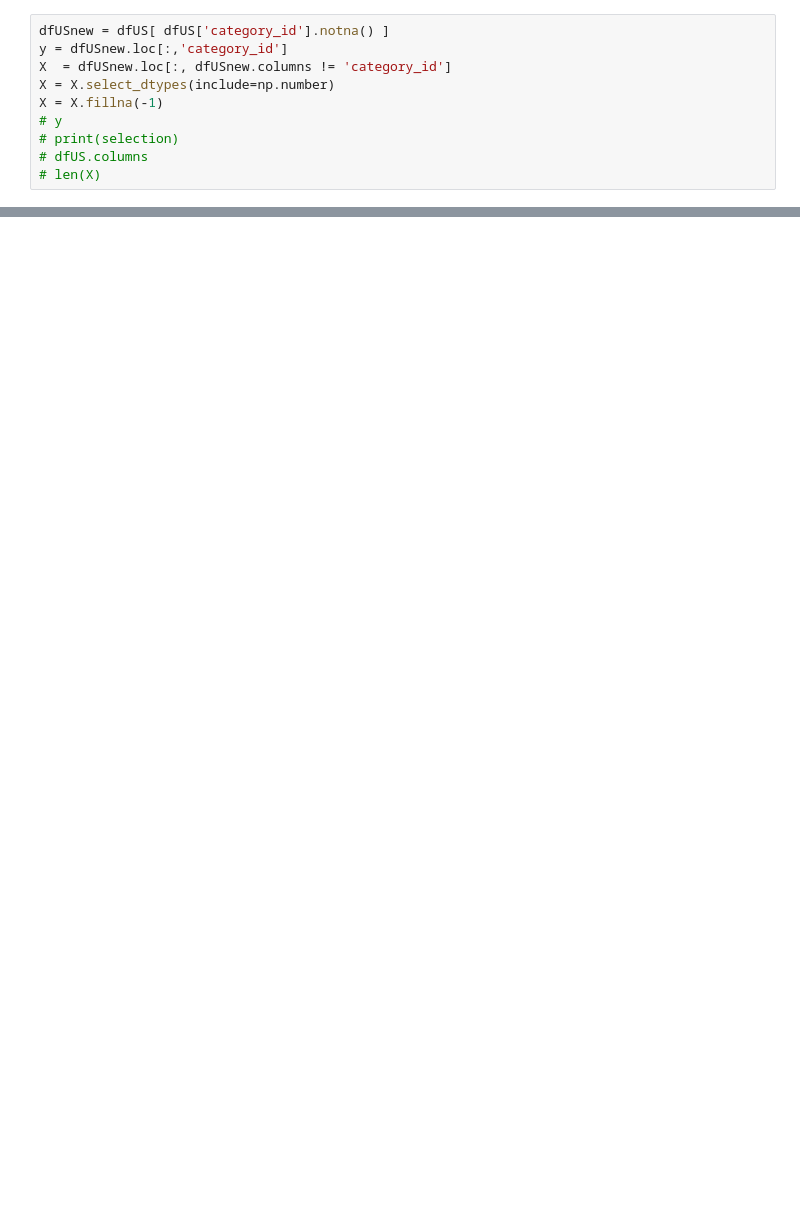
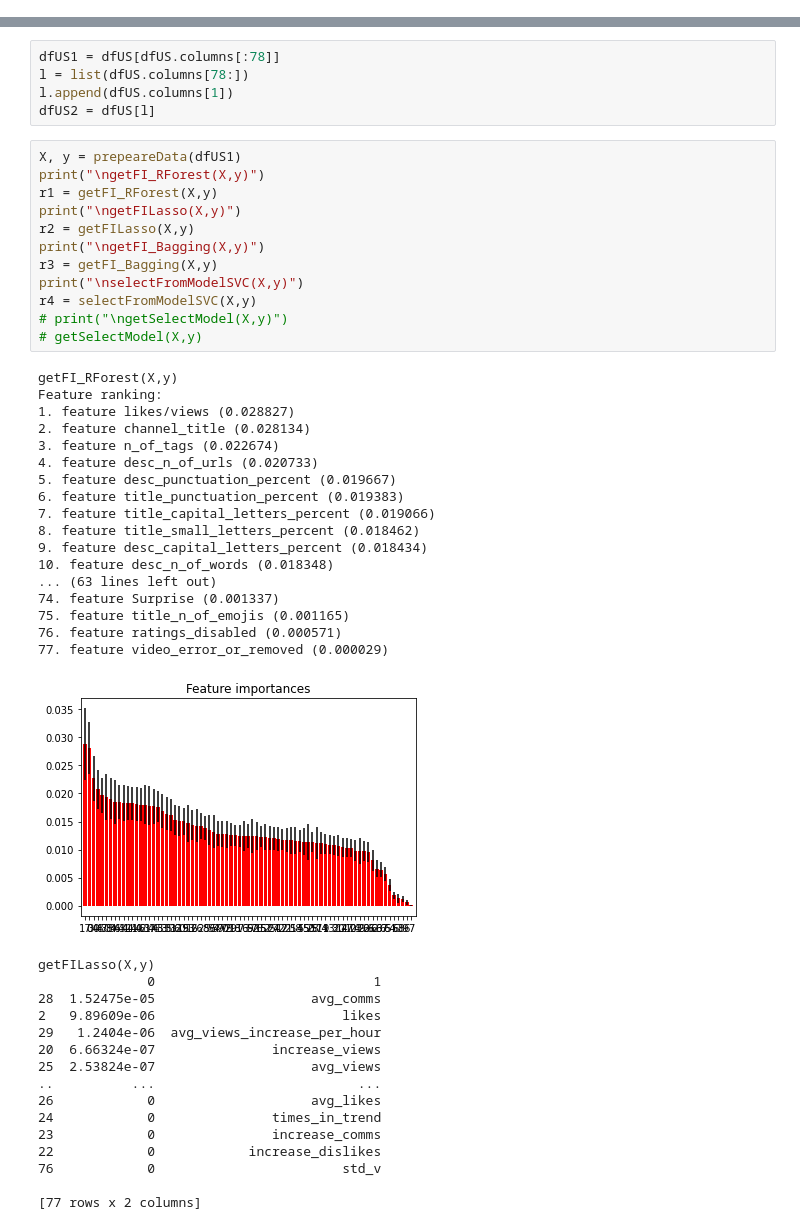
Before and after one commit to AdamKlejda/PED_YT, a Jupyter notebook: notebooks/Etap3/Corr and feature imp.ipynb, the cells around one changed output, grey strips where cells are left out. Saved outputs shown, nothing was run; the diff lists cells and outputs as text; blank space fills up the shorter version.

```diff
--- a/notebooks/Etap3/Corr and feature imp.ipynb
+++ b/notebooks/Etap3/Corr and feature imp.ipynb
@@ -30,11 +53 @@ plt.show()
-# %%
-dfUSnew = dfUS[ dfUS['category_id'].notna() ]
-y = dfUSnew.loc[:,'category_id']
-X  = dfUSnew.loc[:, dfUSnew.columns != 'category_id']
-X = X.select_dtypes(include=np.number)
-X = X.fillna(-1)
-# y
-# print(selection)
-# dfUS.columns
-# len(X)
 # %%
@@ -253,0 +148,51 @@ ImportError: cannot import name 'SequentialFeatureSelector' from 'sklearn.featur
+# %%
+dfUS1 = dfUS[dfUS.columns[:78]]
+l = list(dfUS.columns[78:])
+l.append(dfUS.columns[1])
+dfUS2 = dfUS[l]
+# %%
+X, y = prepeareData(dfUS1)
+print("\ngetFI_RForest(X,y)")
+r1 = getFI_RForest(X,y)
+print("\ngetFILasso(X,y)")
+r2 = getFILasso(X,y)
+print("\ngetFI_Bagging(X,y)")
+r3 = getFI_Bagging(X,y)
+print("\nselectFromModelSVC(X,y)")
+r4 = selectFromModelSVC(X,y)
+# print("\ngetSelectModel(X,y)")
+# getSelectModel(X,y)
+# %% [output]
+getFI_RForest(X,y)
+Feature ranking:
+1. feature likes/views (0.028827)
+2. feature channel_title (0.028134)
+3. feature n_of_tags (0.022674)
+4. feature desc_n_of_urls (0.020733)
+5. feature desc_punctuation_percent (0.019667)
+6. feature title_punctuation_percent (0.019383)
+7. feature title_capital_letters_percent (0.019066)
+8. feature title_small_letters_percent (0.018462)
+9. feature desc_capital_letters_percent (0.018434)
+10. feature desc_n_of_words (0.018348)
+... (63 lines left out)
+74. feature Surprise (0.001337)
+75. feature title_n_of_emojis (0.001165)
+76. feature ratings_disabled (0.000571)
+77. feature video_error_or_removed (0.000029)
+[figure, added]
+getFILasso(X,y)
+              0                            1
+28  1.52475e-05                    avg_comms
+2   9.89609e-06                        likes
+29   1.2404e-06  avg_views_increase_per_hour
+20  6.66324e-07               increase_views
+25  2.53824e-07                    avg_views
+..          ...                          ...
+26            0                    avg_likes
+24            0               times_in_trend
+23            0               increase_comms
+22            0            increase_dislikes
+76            0                        std_v
+
+[77 rows x 2 columns]
```
Also changed, not shown: parts of 20 cells of this notebook, 2 other files.
